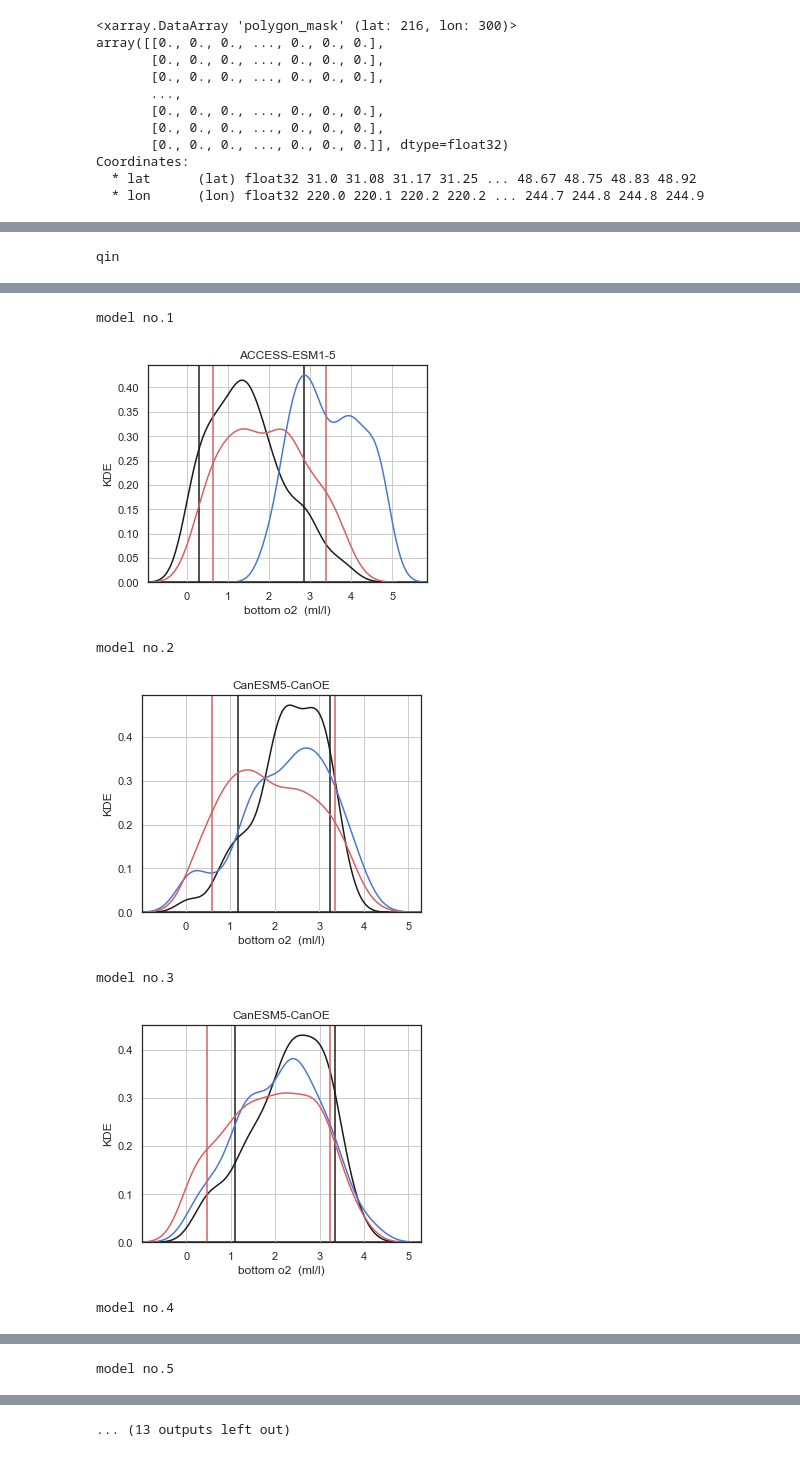
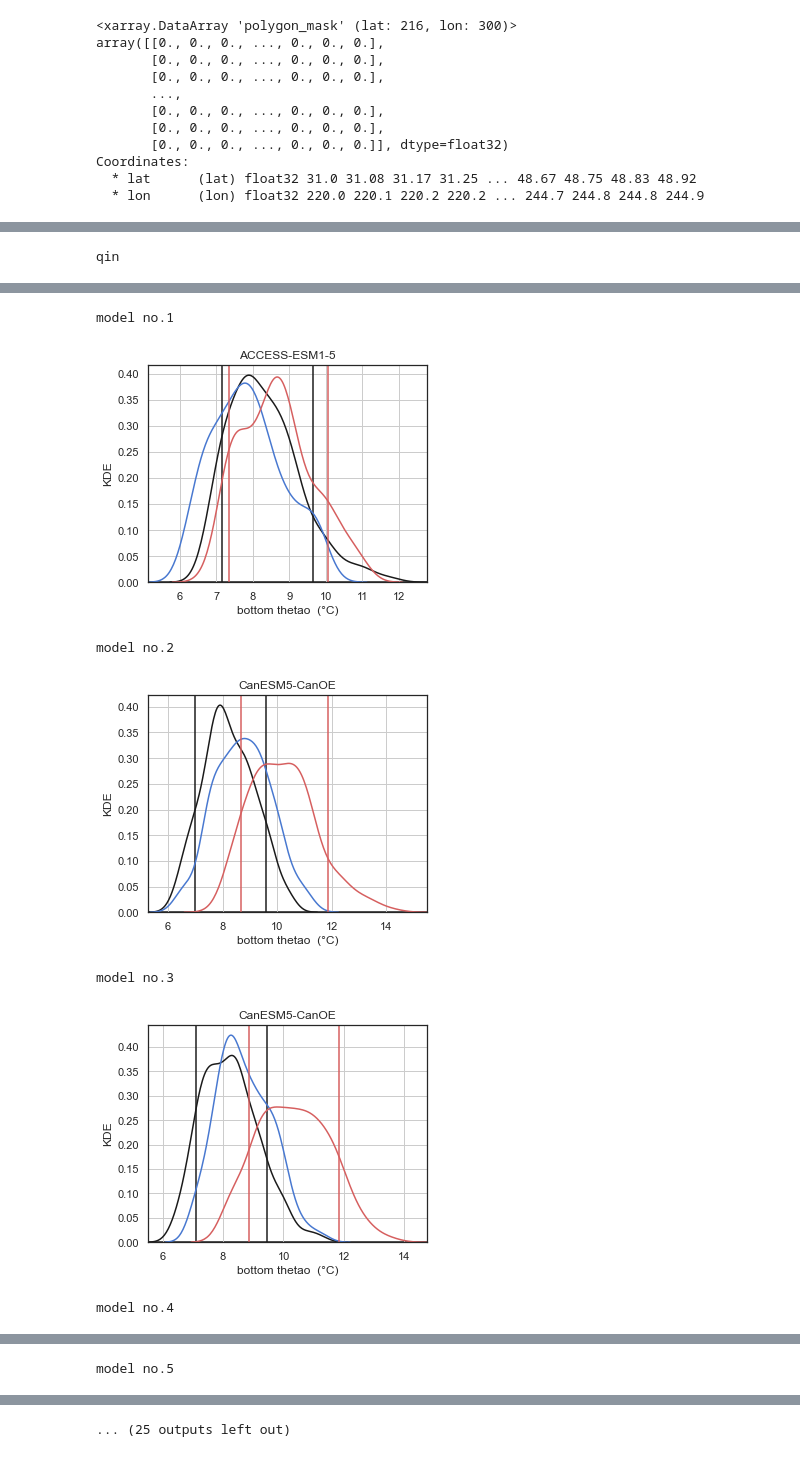
Before and after one commit to marisolgr/QIN, a Jupyter notebook: data/Downscaleddata/pdfs/output_pdfs_ts_downscaleddata.ipynb, the cells around one changed output, grey strips where cells are left out. Drawn from its saved outputs; the diff is of its cells as text; code cells hidden in the pictures.

```diff
--- a/data/Downscaleddata/pdfs/output_pdfs_ts_downscaleddata.ipynb
+++ b/data/Downscaleddata/pdfs/output_pdfs_ts_downscaleddata.ipynb
@@ -45,7 +45,7 @@ def weighted_mean(data_in,data_cond):
 #variable- 'thetao' 'o2'
 #location of variable- 'surface' 'bottom'
 
-var='o2'
+var='thetao'
 loc='bottom'
 figdir='/Volumes/GoogleDrive/My Drive/QIN/figures/'
 
@@ -268,8 +270,8 @@ qin_mdl_ann_245=qin_mdl_245.groupby('time.year').mean('time')
 eez_mdl_ann_245=eez_mdl_245.groupby('time.year').mean('time')
 # %%
 regionlist=["qin","eez"]
-p1_s ='1990-01-01'
-p1_e='2010-12-31'
+p1_s ='1993-01-01'
+p1_e='2019-12-31'
 
 p2_s ='2020-01-01'
 p2_e='2040-12-31'
@@ -323,7 +325,7 @@ obs_10,obs_90
 # %%
 # calculate model PDFs and ensemble them
-p1_s ='1990-01-01'
-p1_e='2010-12-31'
+p1_s ='1993-01-01'
+p1_e='2019-12-31'
 
 p2_s ='2020-01-01'
 p2_e='2040-12-31'
@@ -419,7 +421,7 @@ qin
 model no.1
-[figure, old version]
+[figure, new version]
 model no.2
-[figure, old version]
+[figure, new version]
 model no.3
-[figure, old version]
+[figure, new version]
 model no.4
@@ -429,4 +431,4 @@ model no.5
-... (13 outputs left out)
+... (25 outputs left out)
 # %%
 #interpolate individual pdfs for ensemble
 N=200
```
Also changed, not shown: parts of 15 cells of this notebook, 19 other files.
